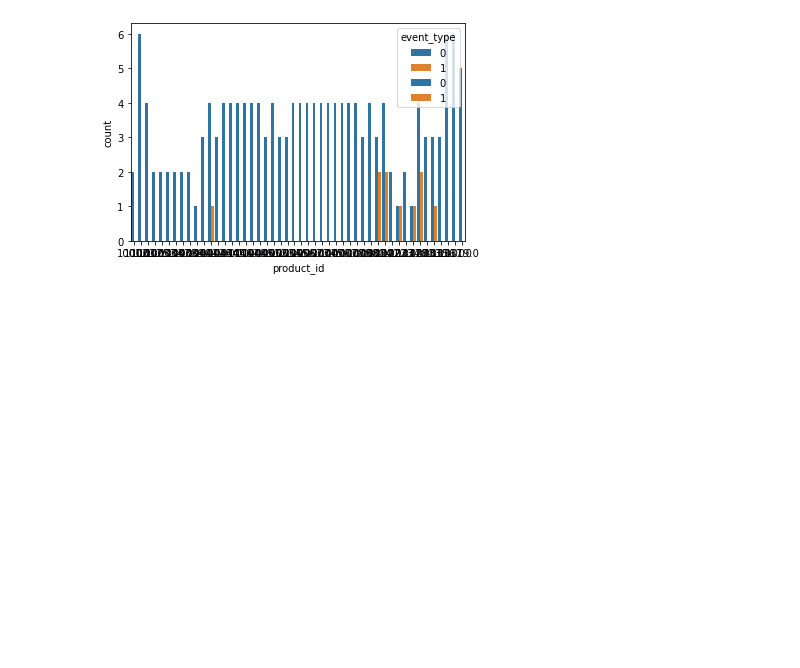
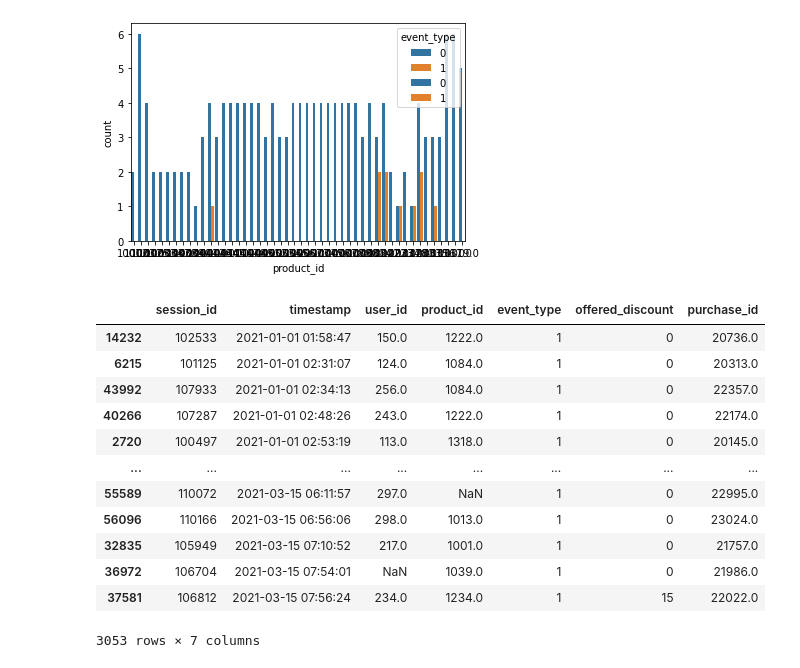
Before and after one commit to tiskus333/AI_discount_predicition, a Jupyter notebook: data_analysis.ipynb, the cells around one changed output. Cells and saved outputs as stored; diff of their text form; code cells hidden in the pictures; blank space fills up the shorter version.

```diff
--- a/data_analysis.ipynb
+++ b/data_analysis.ipynb
@@ -143,3 +142,20 @@ g5 = sns.countplot(x="product_id",hue="event_type",data=d5)
 g6 = [sns.countplot(x="product_id",hue="event_type",data=data[data.user_id == x]) for x in range(299,301)]
 # %% [output]
 [figure]
+# %%
+pd.set_option('display.max_rows', 30)
+data[data.event_type == 1].sort_values('timestamp')
+# %% [output]
+|  | session_id | timestamp | user_id | product_id | event_type | offered_discount | purchase_id |
+| 14232 | 102533 | 2021-01-01 01:58:47 | 150.0 | 1222.0 | 1 | 0 | 20736.0 |
+| 6215 | 101125 | 2021-01-01 02:31:07 | 124.0 | 1084.0 | 1 | 0 | 20313.0 |
+| 43992 | 107933 | 2021-01-01 02:34:13 | 256.0 | 1084.0 | 1 | 0 | 22357.0 |
+| 40266 | 107287 | 2021-01-01 02:48:26 | 243.0 | 1222.0 | 1 | 0 | 22174.0 |
+| 2720 | 100497 | 2021-01-01 02:53:19 | 113.0 | 1318.0 | 1 | 0 | 20145.0 |
+| ... | ... | ... | ... | ... | ... | ... | ... |
+| 55589 | 110072 | 2021-03-15 06:11:57 | 297.0 | NaN | 1 | 0 | 22995.0 |
+| 56096 | 110166 | 2021-03-15 06:56:06 | 298.0 | 1013.0 | 1 | 0 | 23024.0 |
+| 32835 | 105949 | 2021-03-15 07:10:52 | 217.0 | 1001.0 | 1 | 0 | 21757.0 |
+| 36972 | 106704 | 2021-03-15 07:54:01 | NaN | 1039.0 | 1 | 0 | 21986.0 |
+| 37581 | 106812 | 2021-03-15 07:56:24 | 234.0 | 1234.0 | 1 | 15 | 22022.0 |
+3053 rows × 7 columns
```
Also changed, not shown: parts of 9 cells of this notebook.
